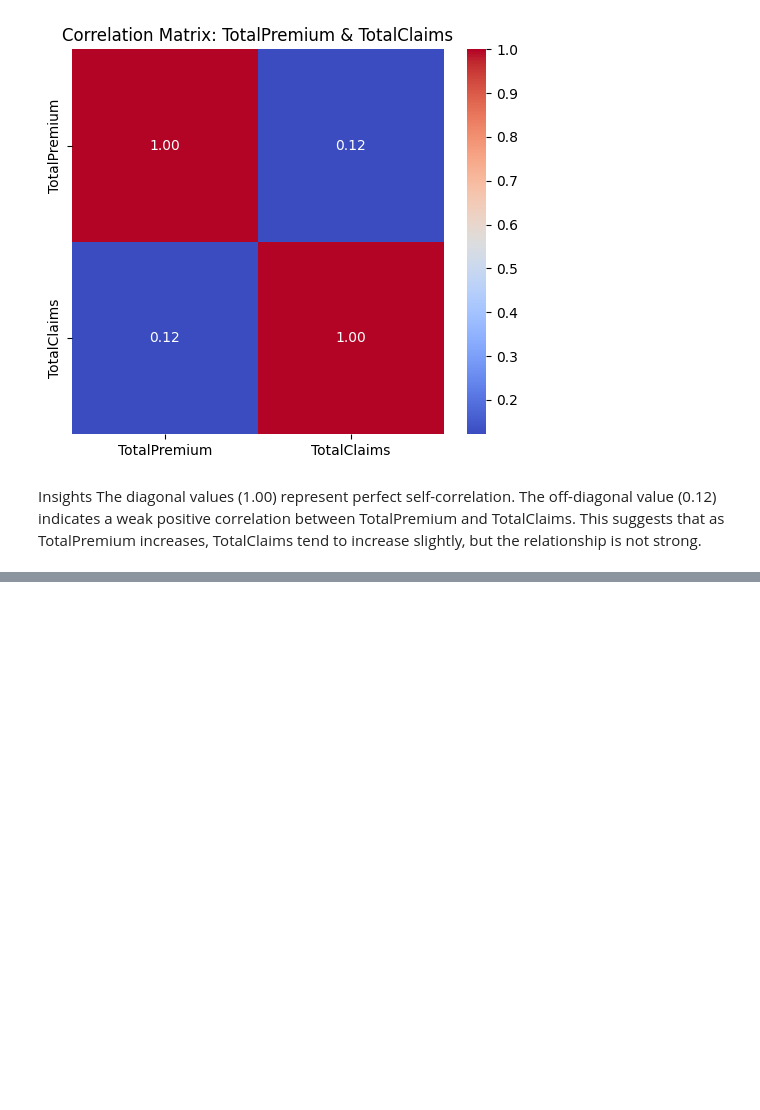
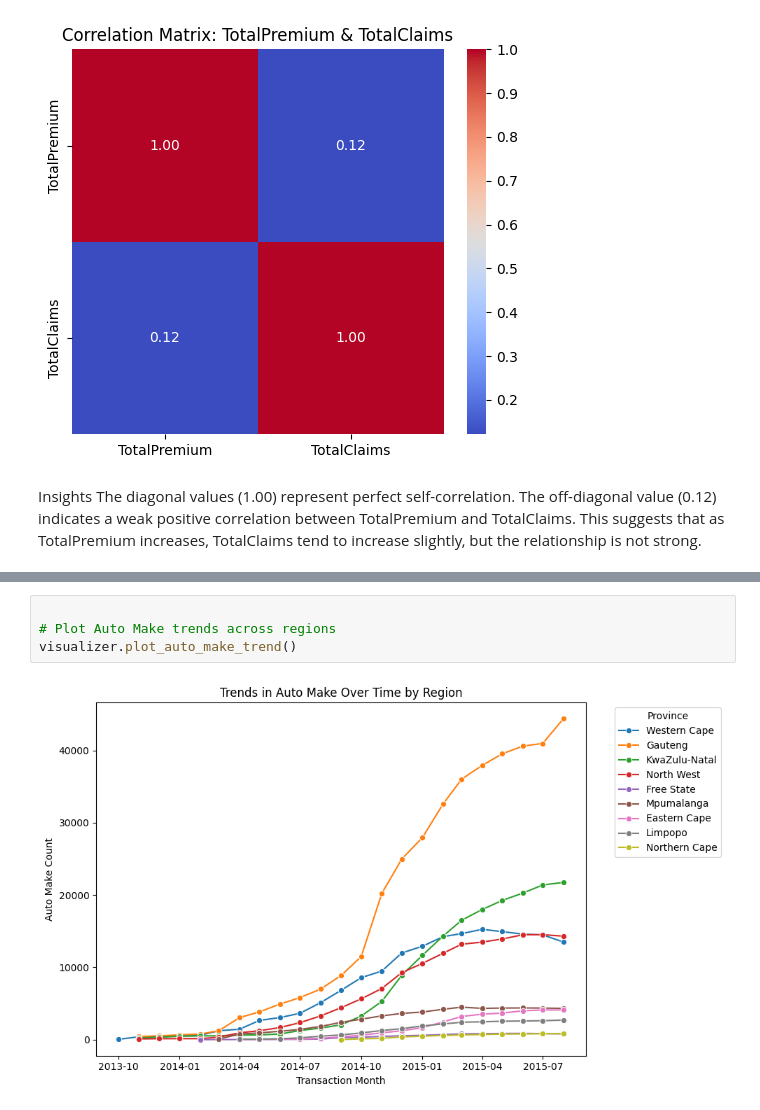
Before and after one commit to b-sam16/AlphaCare-Insurance-Analysis, a Jupyter notebook: notebooks/eda.ipynb, the cells around one changed output, grey strips where cells are left out. Saved outputs shown, nothing was run; the diff lists cells and outputs as text; blank space fills up the shorter version.

```diff
--- a/notebooks/eda.ipynb
+++ b/notebooks/eda.ipynb
@@ -211,0 +223,6 @@ This suggests that as TotalPremium increases, TotalClaims tend to increase sligh
+# %%
+
+# Plot Auto Make trends across regions
+visualizer.plot_auto_make_trend()
+# %% [output]
+[figure, added]
```
Also changed, not shown: parts of 3 cells of this notebook, 3 other files.
